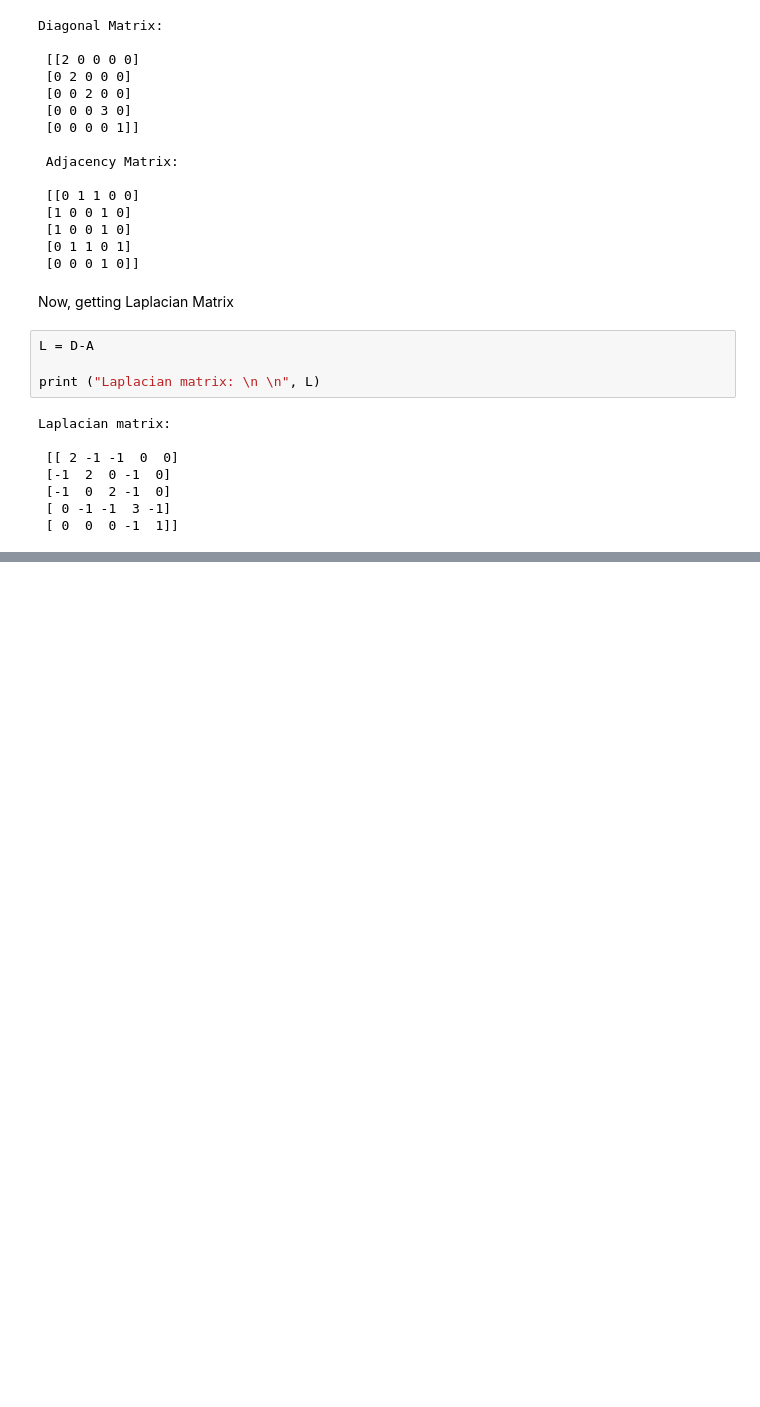
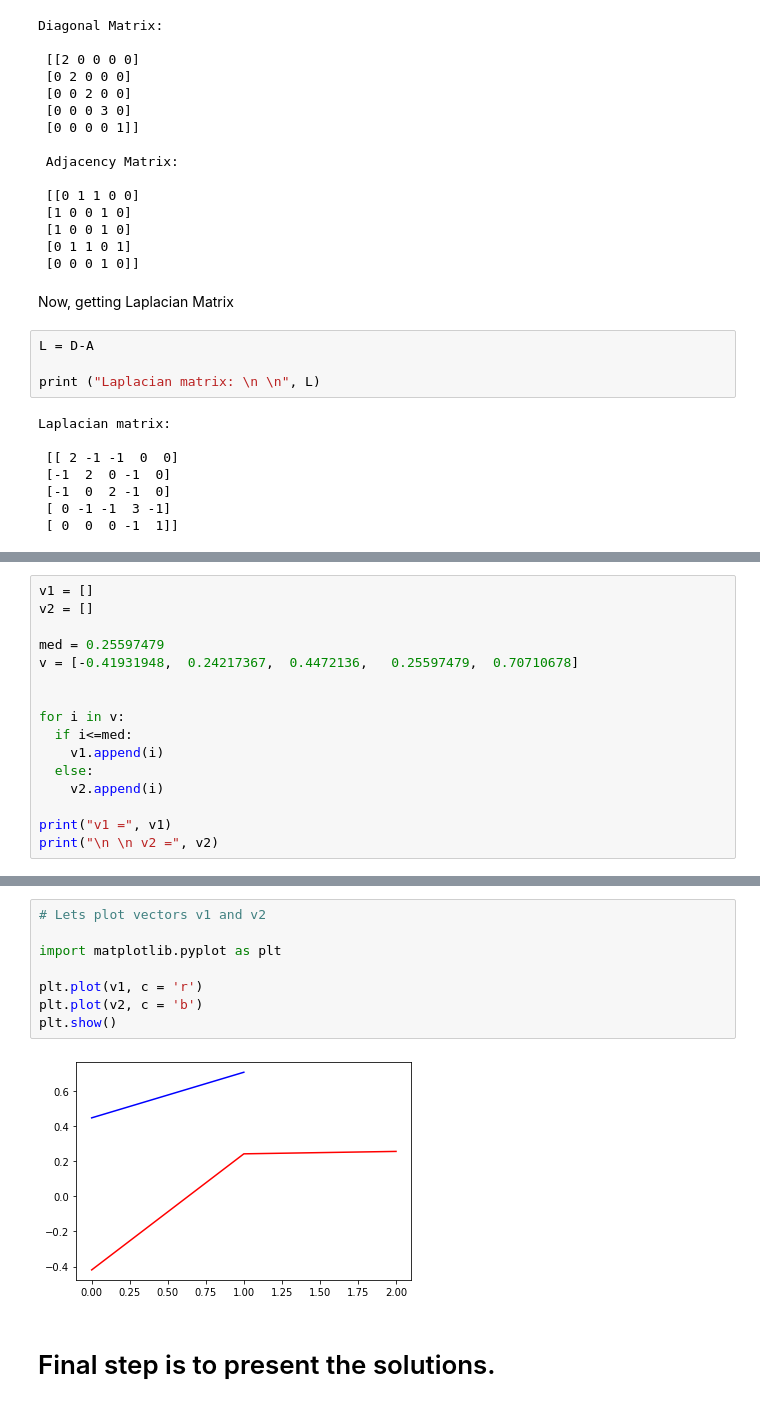
Before and after one commit to KishorKaphle/Getting_Started_with_ML, a Jupyter notebook: Day 21 Spectral Partitioning - Spectral Bisection using Python.ipynb, the cells around one changed output, grey strips where cells are left out. Saved outputs shown, nothing was run; the diff lists cells and outputs as text; blank space fills up the shorter version.

```diff
--- a/Day 21 Spectral Partitioning - Spectral Bisection using Python.ipynb
+++ b/Day 21 Spectral Partitioning - Spectral Bisection using Python.ipynb
@@ -152,0 +213,16 @@ eigen values:  [ 4.48119430e+00  2.68889218e+00 -6.87936552e-16  8.29913513e-01
+# %%
+v1 = []
+v2 = []
+
+med = 0.25597479
+v = [-0.41931948,  0.24217367,  0.4472136,   0.25597479,  0.70710678]
+
+
+for i in v:
+  if i<=med:
+    v1.append(i)
+  else:
+    v2.append(i)
+
+print("v1 =", v1)
+print("\n \n v2 =", v2)
@@ -152,0 +240,12 @@ eigen values:  [ 4.48119430e+00  2.68889218e+00 -6.87936552e-16  8.29913513e-01
+# %%
+# Lets plot vectors v1 and v2
+
+import matplotlib.pyplot as plt
+
+plt.plot(v1, c = 'r')
+plt.plot(v2, c = 'b')
+plt.show()
+# %% [output]
+[figure, added]
+# %% [markdown]
+# Final step is to present the solutions.
```
Also changed, not shown: parts of 9 cells of this notebook.
